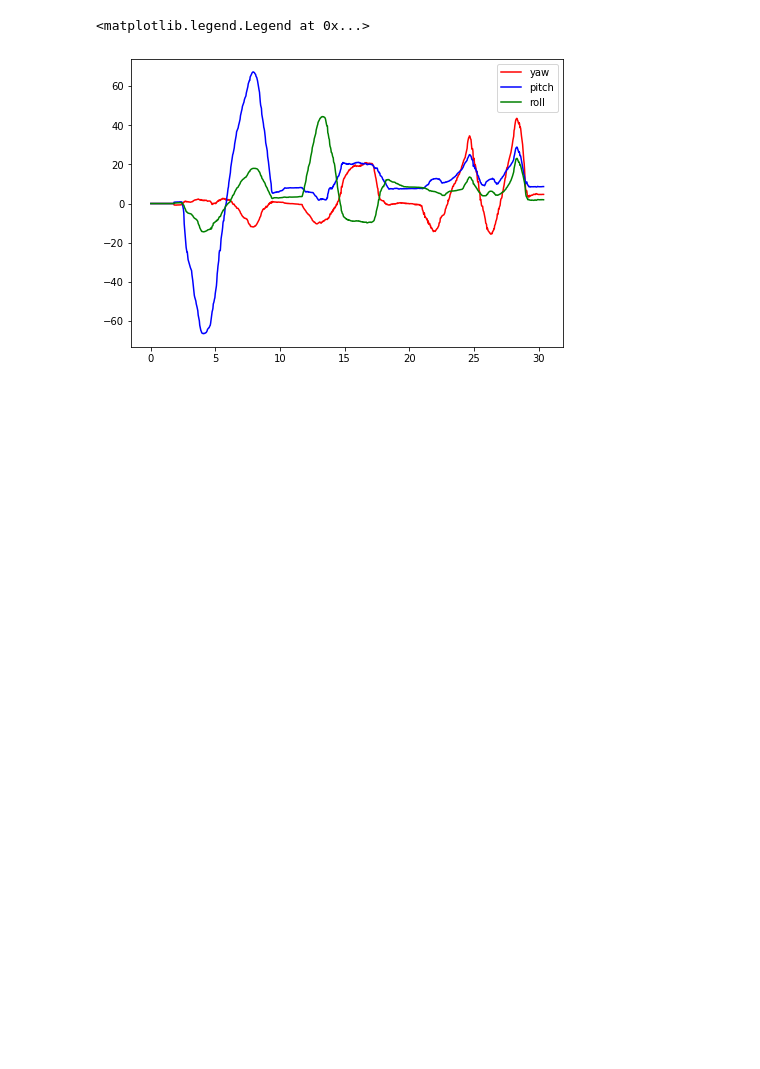
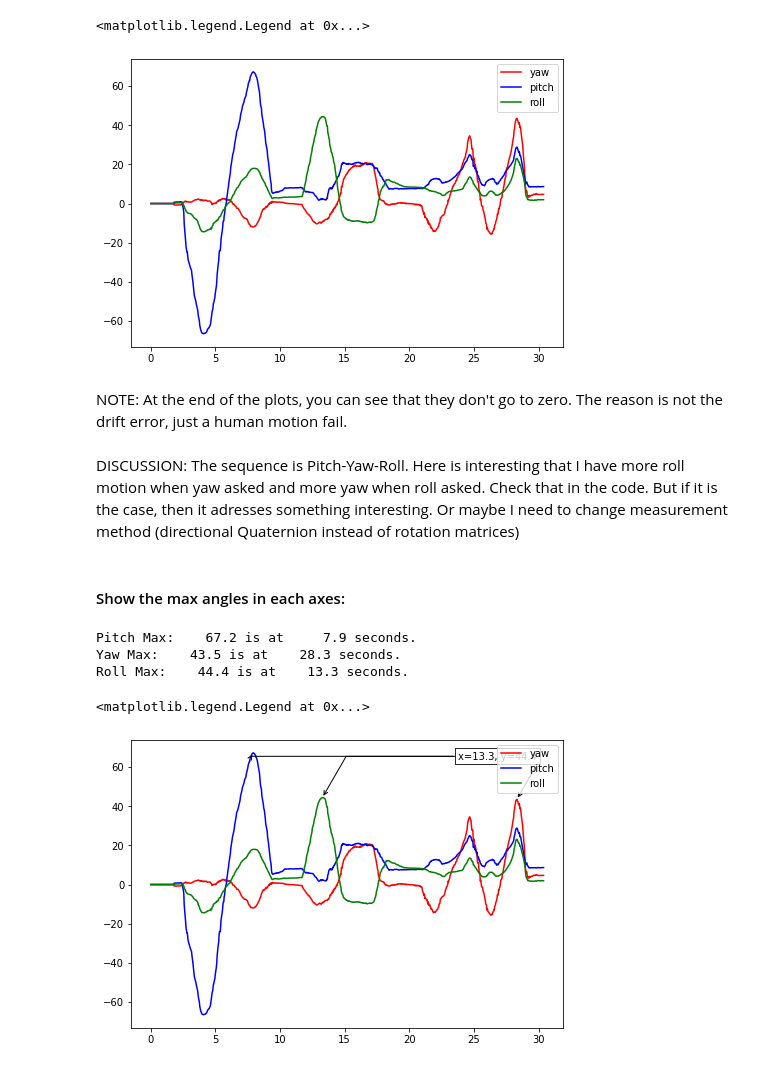
Before and after one commit to fjnn/my_data_logger_pkg, a Jupyter notebook: src/Plotter.ipynb, the cells around one changed output. Saved outputs shown, nothing was run; the diff lists cells and outputs as text; code cells hidden in the pictures; blank space fills up the shorter version.

Commit message:
max angles are plotted

```diff
--- a/src/Plotter.ipynb
+++ b/src/Plotter.ipynb
@@ -97,3 +95,49 @@ axis.legend()
 # %% [output]
 <matplotlib.legend.Legend at 0x...>
 [figure]
+# %% [markdown]
+NOTE: At the end of the plots, you can see that they don't go to zero. The reason is not the drift error, just a human motion fail.
+# %% [markdown]
+DISCUSSION: The sequence is Pitch-Yaw-Roll. Here is interesting that I have more roll motion when yaw asked and more yaw when roll asked. Check that in the code. But if it is the case, then it adresses something interesting. Or maybe I need to change measurement method (directional Quaternion instead of rotation matrices)
+# %% [markdown]
+#### Show the max angles in each axes:
+# %%
+def annot_max(x,y, ax=None):
+    xmax = x[np.argmax(y)]
+    ymax = y.max()
+    print("{0:8.1f} degrees is at{1:8.1f} seconds.".format(ymax, xmax))
+    text= "x={:.1f}, y={:.1f}".format(xmax, ymax)
+    if not ax:
+        ax=plt.gca()
+    bbox_props = dict(boxstyle="square,pad=0.3", fc="w", ec="k", lw=0.72)
+    arrowprops=dict(arrowstyle="->",connectionstyle="angle,angleA=0,angleB=60")
+    kw = dict(xycoords='data',textcoords="axes fraction",
+              arrowprops=arrowprops, bbox=bbox_props, ha="right", va="top")
+    ax.annotate(text, xy=(xmax, ymax), xytext=(0.94,0.96), **kw)
+# %%
+fig2 = plt.figure()
+axis2 = fig2.add_axes([0, 10, 1, 1])
+axis2.plot(df[0]['elapsed_time'], np.degrees(df[0]['human_yaw']),'r', label='yaw')
+axis2.plot(df[0]['elapsed_time'], np.degrees(df[0]['human_pitch']),'b', label='pitch')
+axis2.plot(df[0]['elapsed_time'], np.degrees(df[0]['human_roll']),'g', label='roll')
+
+t = df[0]['elapsed_time']
+pitch = np.degrees(df[0]['human_pitch'])
+print("Pitch Max:", end='')
+annot_max(t, pitch, ax=axis2)
+
+yaw = np.degrees(df[0]['human_yaw'])
+print("Yaw Max:", end='')
+annot_max(t, yaw, ax=axis2)
+
+roll = np.degrees(df[0]['human_roll'])
+print("Roll Max:", end='')
+annot_max(t, roll, ax=axis2)
+
+axis2.legend()
+# %% [output]
+Pitch Max:    67.2 is at     7.9 seconds.
+Yaw Max:    43.5 is at    28.3 seconds.
+Roll Max:    44.4 is at    13.3 seconds.
+<matplotlib.legend.Legend at 0x...>
+[figure, added]
```
Also changed, not shown: parts of 1 cell of this notebook.
